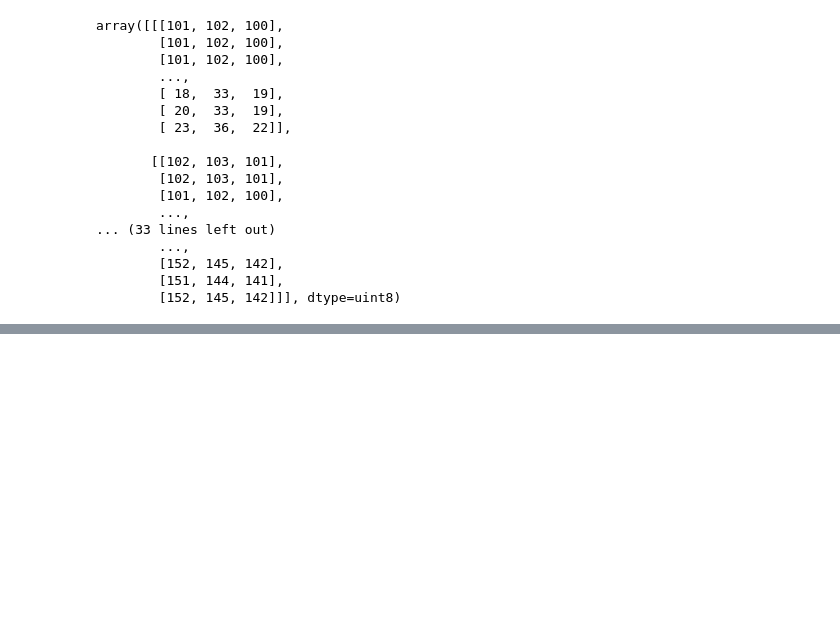
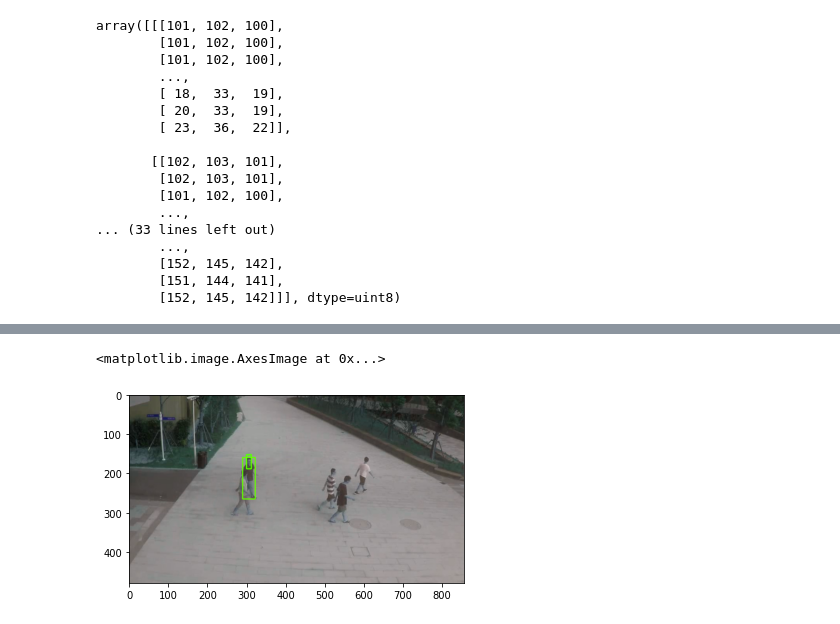
Before and after one commit to akanuasiegbu/BiPOCO, a Jupyter notebook: jupyter_notebooks/Ploting check.ipynb, the cells around one changed output, grey strips where cells are left out. Cells and saved outputs as stored; diff of their text form; code cells hidden in the pictures; blank space fills up the shorter version.

```diff
--- a/jupyter_notebooks/Ploting check.ipynb
+++ b/jupyter_notebooks/Ploting check.ipynb
@@ -44,0 +65,5 @@ plt.imshow(image)
+# %%
+plt.imshow(image)
+# %% [output]
+<matplotlib.image.AxesImage at 0x...>
+[figure, added]
```
Also changed, not shown: parts of 4 cells of this notebook, 8 other files.
